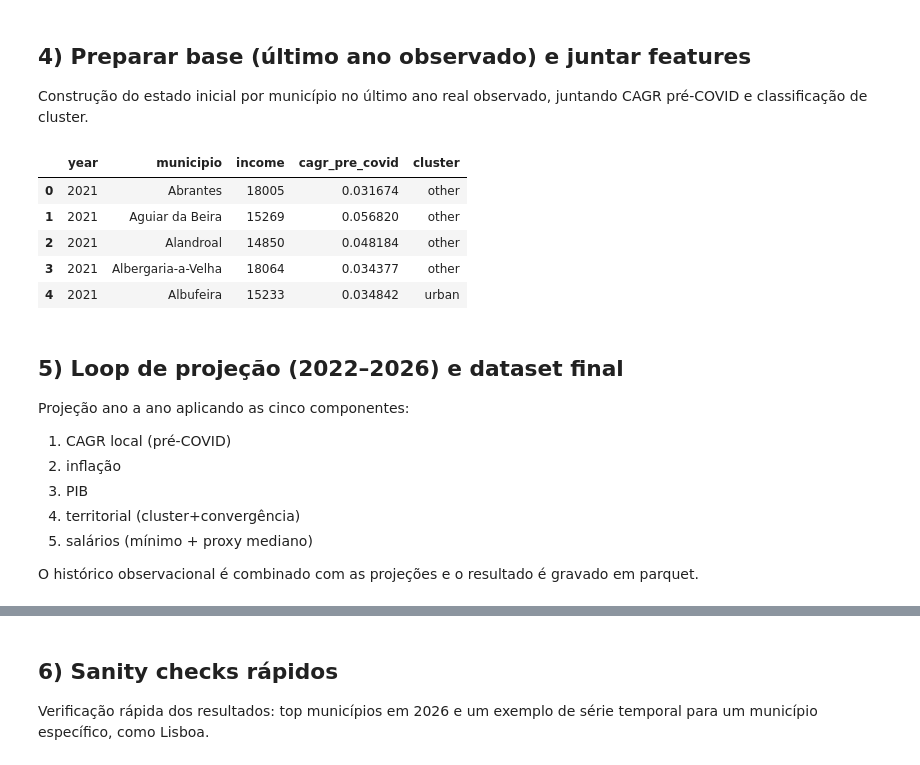
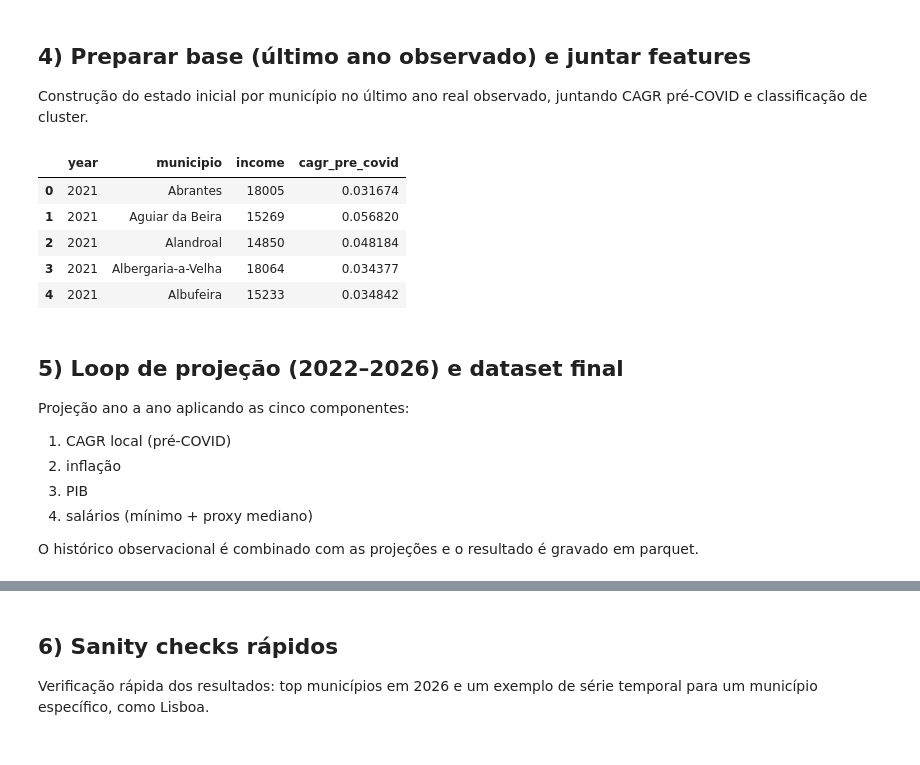
Before and after one commit to Allcaide/energy-poverty, a Jupyter notebook: household_income_forecast_2026.ipynb, the cells around one changed output, grey strips where cells are left out. Drawn from its saved outputs; the diff is of its cells as text; code cells hidden in the pictures.

```diff
--- a/household_income_forecast_2026.ipynb
+++ b/household_income_forecast_2026.ipynb
@@ -33,36 +51,19 @@ De parquet para dataframe e normalização de colunas para evitar erros no pipel
 # De parquet para dataframe.
 df = pd.read_parquet('household-income-15-21.parquet')
 
-# Normalização de colunas para evitar acentos, espaços e diferenças de caso.
-df.columns = (
-    df.columns.astype(str)
-      .str.strip()
-      .str.replace(' ', '_')
-      .str.replace('(', '', regex=False)
-      .str.replace(')', '', regex=False)
-      .str.lower()
-)
+
 
 # Mapeamento de nomes alternativos para year/municipio/income.
 rename_map = {
-    'ano': 'year',
-    'município': 'municipio',
-    'municipio': 'municipio',
-    'household_income_(eur)': 'income',
-    'household_income_eur': 'income',
-    'household_income': 'income'
+    'ANO': 'year',
+    'Município': 'municipio',
+    'Household Income (EUR)': 'income',
 }
 
 # Intera-se entre pares do rename_map para renomear colunas correspondentes.
 for k, v in rename_map.items():
     if k in df.columns:
         df = df.rename(columns={k: v})
-
-# Validação das colunas mínimas.
-required = {'year', 'municipio', 'income'}
-missing = required - set(df.columns)
-if missing:
-    raise ValueError(f'Faltam colunas no parquet: {missing}. Colunas existentes: {list(df.columns)}')
 
 # Conversão de tipos.
 df['year'] = df['year'].astype(int)
@@ -339,19 +251,18 @@ Construção do estado inicial por município no último ano real observado, jun
 # %%
 latest_year = int(df['year'].max())
 
 base_df = df[df['year'] == latest_year].copy()
 
 base_df = base_df.merge(cagr_df, on='municipio', how='left')
-base_df = base_df.merge(cluster_df, on='municipio', how='left')
 
 base_df.head()
 # %% [output]
-|  | year | municipio | income | cagr_pre_covid | cluster |
-| 0 | 2021 | Abrantes | 18005 | 0.031674 | other |
-| 1 | 2021 | Aguiar da Beira | 15269 | 0.056820 | other |
-| 2 | 2021 | Alandroal | 14850 | 0.048184 | other |
-| 3 | 2021 | Albergaria-a-Velha | 18064 | 0.034377 | other |
-| 4 | 2021 | Albufeira | 15233 | 0.034842 | urban |
+|  | year | municipio | income | cagr_pre_covid |
+| 0 | 2021 | Abrantes | 18005 | 0.031674 |
+| 1 | 2021 | Aguiar da Beira | 15269 | 0.056820 |
+| 2 | 2021 | Alandroal | 14850 | 0.048184 |
+| 3 | 2021 | Albergaria-a-Velha | 18064 | 0.034377 |
+| 4 | 2021 | Albufeira | 15233 | 0.034842 |
 # %% [markdown]
 ## 5) Loop de projeção (2022–2026) e dataset final
 
@@ -360,7 +271,6 @@ Projeção ano a ano aplicando as cinco componentes:
 1) CAGR local (pré-COVID)
 2) inflação
 3) PIB
-4) territorial (cluster+convergência)
 5) salários (mínimo + proxy mediano)
 
 O histórico observacional é combinado com as projeções e o resultado é gravado em parquet.
```
Also changed, not shown: parts of 7 cells of this notebook, 7 other files.
